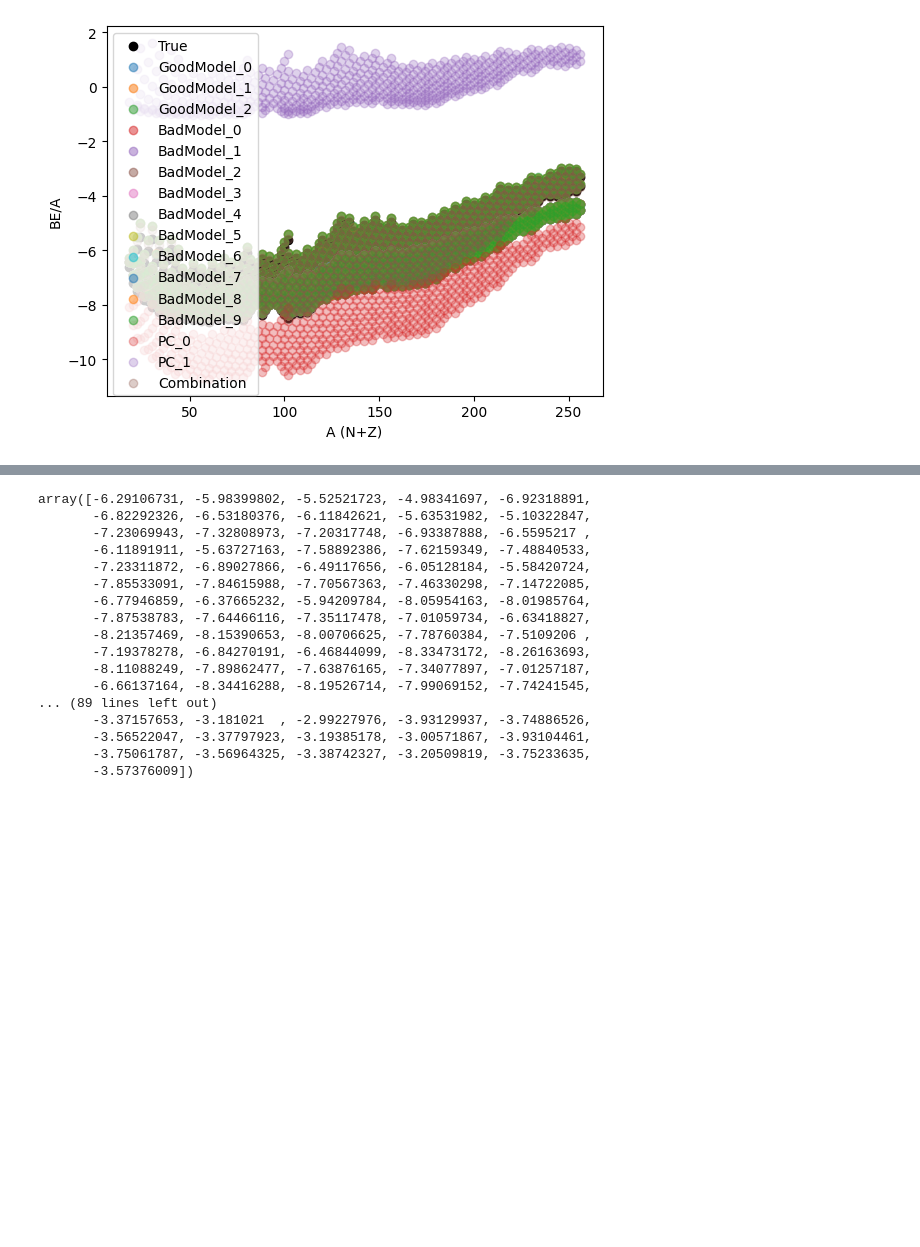
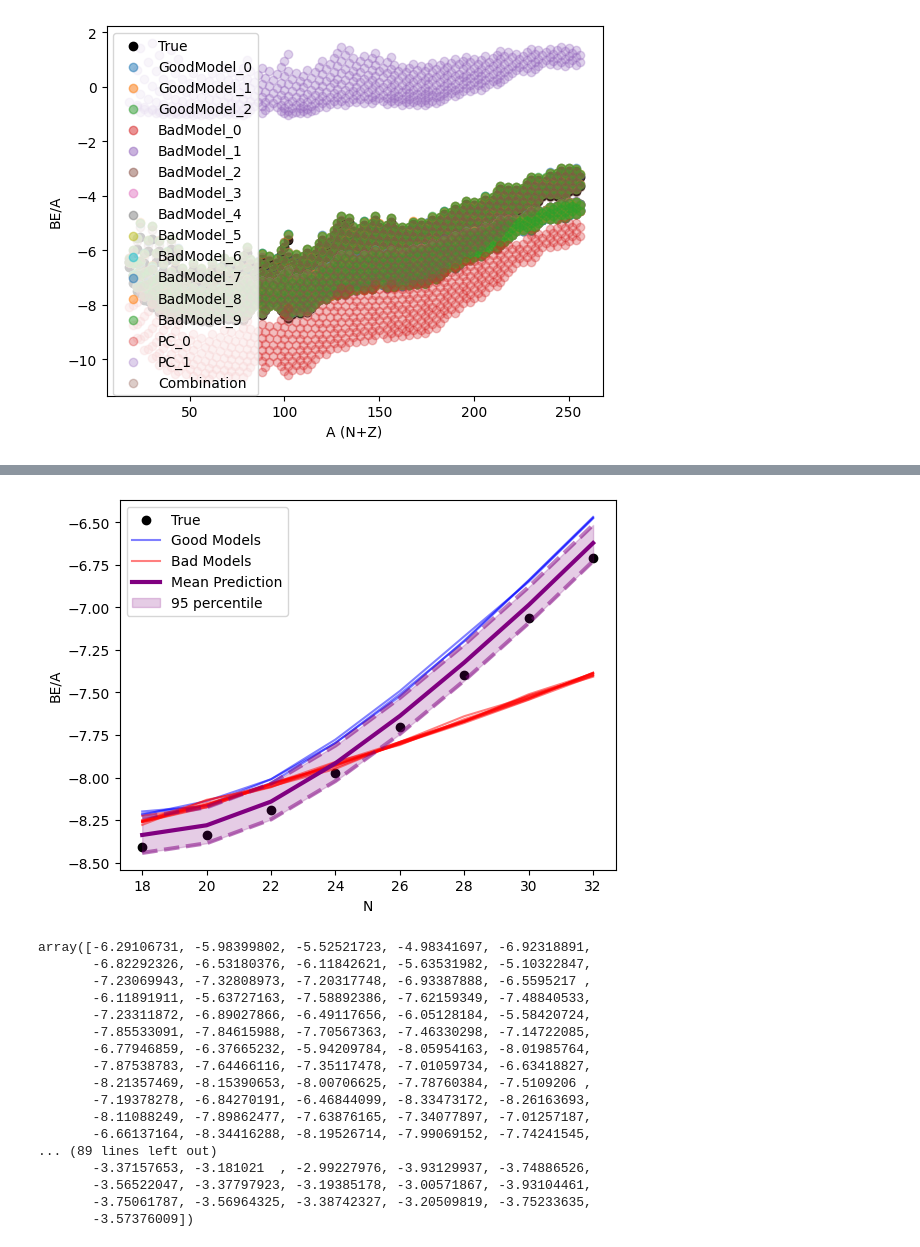
Before and after one commit to ascsn/ModelOrthogonalization, a Jupyter notebook: ToyExample/toymodelsExperiments.ipynb, the cells around one changed output, grey strips where cells are left out. Saved outputs shown, nothing was run; the diff lists cells and outputs as text; code cells hidden in the pictures; blank space fills up the shorter version.

```diff
--- a/ToyExample/toymodelsExperiments.ipynb
+++ b/ToyExample/toymodelsExperiments.ipynb
@@ -541,0 +767,3 @@ plt.show()
+# %%
+Predictions_supermodel=supermodel[filtered_models_output.index]
+masses_truth_filtered= np.array(masses_truth.tolist())[filtered_models_output.index]
@@ -542,3 +780,85 @@ plt.show()
+# %%
+rng = np.random.default_rng()
+theta_rand = rng.choice(samples, (50000), replace=False)
+rndm_m = []
+
+for i in range(len(theta_rand)):
+    yvals_rand= X.T.dot(theta_rand[i])[filtered_models_output.index]
+    rndm_m.append(yvals_rand +
+                   np.random.multivariate_normal(np.full(
+                       len(masses_truth_filtered)
+                       ,0), np.diag(1.0 * np.full(len(masses_truth_filtered),1.0 * sigma_squared ) )))
+# %%
+plt.scatter(x = filtered_models_output["N"], y = masses_truth_filtered, label = str("True"), color='k')
+
+
+
+
+#good  models
+legend_flag=0
+for key in list(models_output.keys())[:3]:
+    if legend_flag==0:
+        plt.plot(filtered_models_output["N"], filtered_models_output[key], label = "Good Models", color='b',alpha = 0.5)
+        legend_flag=1
+    else:
+        plt.plot( filtered_models_output["N"], filtered_models_output[key], color='b',alpha = 0.5)
+
+#bad models
+legend_flag=0
+for key in list(models_output.keys())[3:-1]:
+    if legend_flag==0:
+        plt.plot(filtered_models_output["N"], filtered_models_output[key], label = "Bad Models", color ='r',alpha = 0.5)
+        legend_flag=1
+    else:
+        plt.plot(filtered_models_output["N"], filtered_models_output[key], color='r',alpha = 0.5)
+
+
+
+
+# middle_index=len(masses_truth_filtered) // 2
+# # for i in range(components_kept):
+# plt.plot(filtered_models_output["N"],  U_hat.T[0][filtered_models_output.index]/(U_hat.T[0][filtered_models_output.index][middle_index])*(masses_truth_filtered[middle_index]), label = str("PC_") + str(0), alpha = 0.3)
+# plt.plot(filtered_models_output["N"],U_hat.T[1][filtered_models_output.index]/(U_hat.T[1][filtered_models_output.index][middle_index])*(masses_truth_filtered[middle_index]), label = str("PC_") + str(1), alpha = 0.3)
+
+
+# plt.scatter(x = models_output_df["A"], y = np.array([sum(beta_val * UList for beta_val, UList in zip(beta, U_hat.T))]), label = str("Combination"), alpha = 0.3)
+
+
+
+
+
+mean = np.mean(rndm_m,axis=0)
+upper = (np.percentile(rndm_m, 97.5, axis=0))
+
+
+
+lower = (np.percentile(rndm_m, 2.5, axis=0))
+
+plt.plot(filtered_models_output["N"], mean, color="purple", label='Mean Prediction',linewidth=3)
+
+plt.plot(filtered_models_output["N"], lower, color="purple",linestyle="dashed",linewidth=3,alpha=0.5)
+plt.plot(filtered_models_output["N"], upper, color="purple",linestyle="dashed",linewidth=3,alpha=0.5)
+
+plt.fill_between(filtered_models_output["N"], lower, upper, color="purple",alpha=0.2, label='95 percentile')
+
+
+
+
+
+
+
+
+
+
+plt.legend()
+
+plt.xlabel('N')
+
+plt.ylabel('BE/A')
+
+plt.show()
+# %% [output]
+[figure, added]
 # %%
 models_output_df['GoodModel_0'].values
 # %% [output]
```
Also changed, not shown: parts of 33 cells of this notebook, 1 other file.
